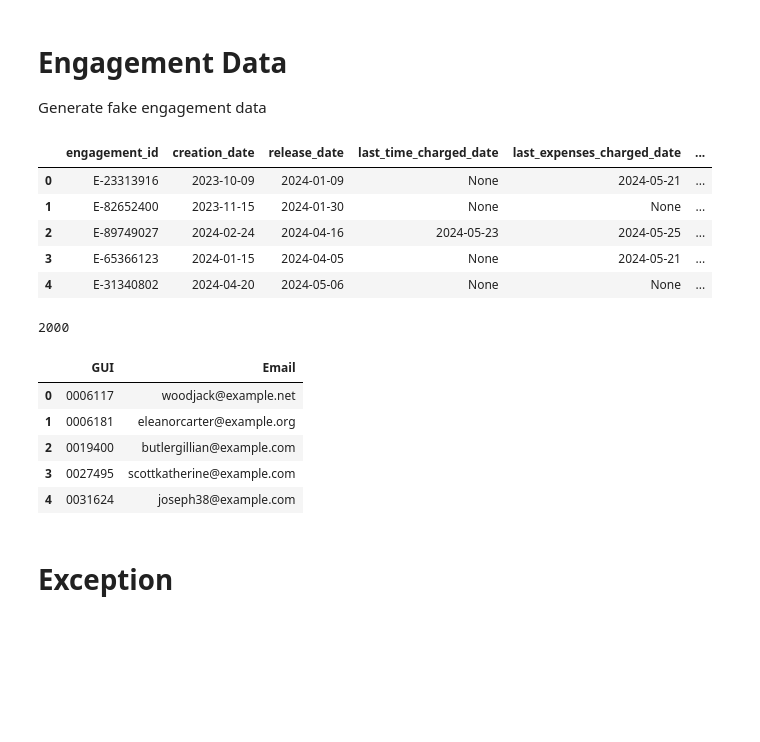
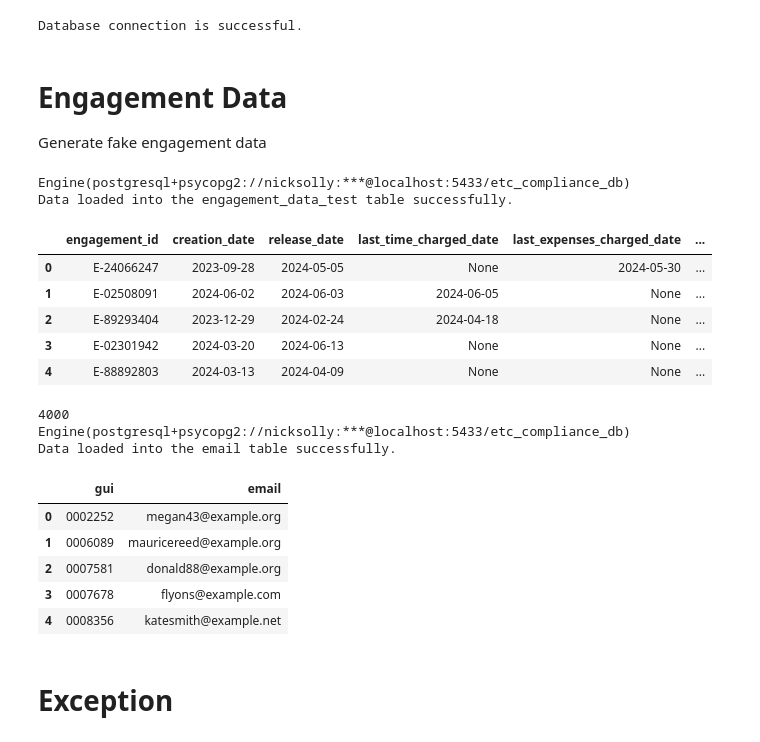
Before and after one commit to solstice035/outreachOptimisation, a Jupyter notebook: inputData/fakerData.ipynb, the cells around one changed output. Cells and saved outputs as stored; diff of their text form; code cells hidden in the pictures; blank space fills up the shorter version.

```diff
--- a/inputData/fakerData.ipynb
+++ b/inputData/fakerData.ipynb
@@ -12,7 +12,7 @@ from datetime import datetime
 fake = Faker('en_GB')
 
 # Define the number of rows you want to generate
-num_rows = 1000
+num_rows = 2000
 
 # Make dir if it does not exist
 dir_name = 'dummy_data'
@@ -50,6 +51,33 @@ def load_data_to_db(df, table_name, schema):
     except Exception as e:
         print(f"Error loading data into database: {str(e)}")
         connection.close()
+# %%
+import psycopg2
+
+def check_database_connection():
+    try:
+        connection = psycopg2.connect(
+            dbname=os.getenv("DB_NAME"),
+            user=os.getenv("DB_USER"),
+            password=os.getenv("DB_PASSWORD"),
+            host=os.getenv("DB_HOST"),
+            port=os.getenv("DB_PORT"),
+        )
+        connection.close()
+        return True
+    except Exception as e:
+        print(f"Error connecting to the database: {str(e)}")
+        return False
+
+# Call the function to check the database connection
+is_connected = check_database_connection()
+
+if is_connected:
+    print("Database connection is successful.")
+else:
+    print("Database connection failed.")
+# %% [output]
+Database connection is successful.
 # %% [markdown]
 # Engagement Data
 
@@ -135,39 +163,41 @@ engagement_schema = """
     engagement_id CHAR(10),
     creation_date DATE,
     release_date DATE,
     last_time_charged_date DATE,
     last_expenses_charged_date DATE,
     last_active_etcp_date DATE,
     engagement TEXT,
     client TEXT,
     engagement_region VARCHAR(10),
     engagement_country TEXT,
     engagement_type TEXT,
     currency CHAR(3),
     engagement_partner TEXT,
     engagement_partner_gui CHAR(7),
     engagement_manager TEXT,
     engagement_manager_gui CHAR(7),
     engagement_partner_service_line TEXT,
     engagement_status VARCHAR(20)
 """
 
 # Save the DataFrame to an Excel file
 file_name = "test_engagement_data.xlsx"
 df_engagement.to_excel(f"./{dir_name}/{file_name}", index=False)
 
 # Load data to the database
-# load_data_to_db(df_engagement, 'engagement_data', engagement_schema)
+load_data_to_db(df_engagement, 'engagement_data_raw', engagement_schema)
 
 # Display the first few rows of the DataFrame
 df_engagement.head()
 # %% [output]
+Engine(postgresql+psycopg2://nicksolly:***@localhost:5433/etc_compliance_db)
+Data loaded into the engagement_data_test table successfully.
 |  | engagement_id | creation_date | release_date | last_time_charged_date | last_expenses_charged_date | ... |
-| 0 | E-23313916 | 2023-10-09 | 2024-01-09 | None | 2024-05-21 | ... |
-| 1 | E-82652400 | 2023-11-15 | 2024-01-30 | None | None | ... |
-| 2 | E-89749027 | 2024-02-24 | 2024-04-16 | 2024-05-23 | 2024-05-25 | ... |
-| 3 | E-65366123 | 2024-01-15 | 2024-04-05 | None | 2024-05-21 | ... |
-| 4 | E-31340802 | 2024-04-20 | 2024-05-06 | None | None | ... |
+| 0 | E-24066247 | 2023-09-28 | 2024-05-05 | None | 2024-05-30 | ... |
+| 1 | E-02508091 | 2024-06-02 | 2024-06-03 | 2024-06-05 | None | ... |
+| 2 | E-89293404 | 2023-12-29 | 2024-02-24 | 2024-04-18 | None | ... |
+| 3 | E-02301942 | 2024-03-20 | 2024-06-13 | None | None | ... |
+| 4 | E-88892803 | 2024-03-13 | 2024-04-09 | None | None | ... |
 # %%
 # get list of unique values in a engagement_partner_gui and engagement_manager_gui in a single list
 engagement_partner_gui = df_engagement['engagement_partner_gui'].unique().tolist()
@@ -181,30 +211,32 @@ print(len(gui))
 email = []
 for i in gui:
     email.append(fake.safe_email())
-df_email = pd.DataFrame(list(zip(gui, email)), columns=['GUI', 'Email'])
+df_email = pd.DataFrame(list(zip(gui, email)), columns=['gui', 'email'])
 # sort by gui
-df_email = df_email.sort_values(by=['GUI']).reset_index(drop=True)
+df_email = df_email.sort_values(by=['gui']).reset_index(drop=True)
 
 # Save the DataFrame to a CSV file
 df_email.to_excel(f"./{dir_name}/test_emailList.xlsx", index=False)
 
 # create schema for cols in the table
-email_schema = {
-    'gui': 'CHAR(7)',
-    'email': 'TEXT'
-}
+email_schema = """
+    gui CHAR(7),
+    email TEXT
+"""
 
-# load_data_to_db(df_email, 'email', email_schema)
+load_data_to_db(df_email, 'email', email_schema)
 
 df_email.head()
 # %% [output]
-2000
+4000
+Engine(postgresql+psycopg2://nicksolly:***@localhost:5433/etc_compliance_db)
+Data loaded into the email table successfully.
-|  | GUI | Email |
-| 0 | 0006117 | woodjack@example.net |
-| 1 | 0006181 | eleanorcarter@example.org |
-| 2 | 0019400 | butlergillian@example.com |
-| 3 | 0027495 | scottkatherine@example.com |
-| 4 | 0031624 | joseph38@example.com |
+|  | gui | email |
+| 0 | 0002252 | megan43@example.org |
+| 1 | 0006089 | mauricereed@example.org |
+| 2 | 0007581 | donald88@example.org |
+| 3 | 0007678 | flyons@example.com |
+| 4 | 0008356 | katesmith@example.net |
 # %% [markdown]
 # Exception
 # %%
```
Also changed, not shown: parts of 3 cells of this notebook.
